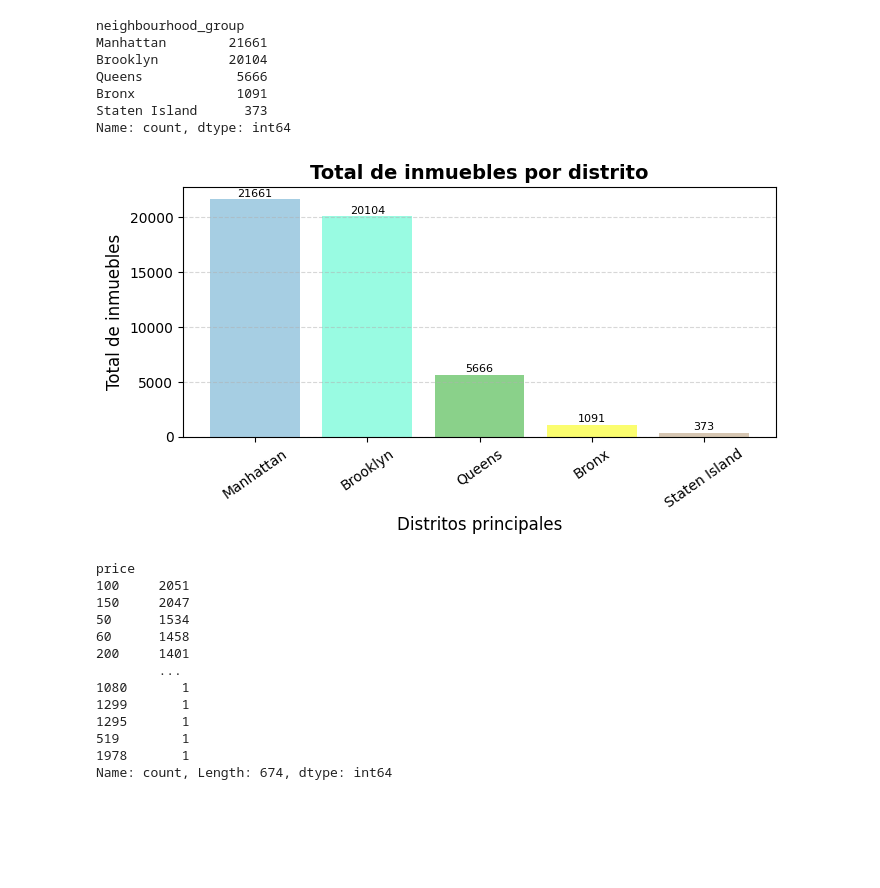
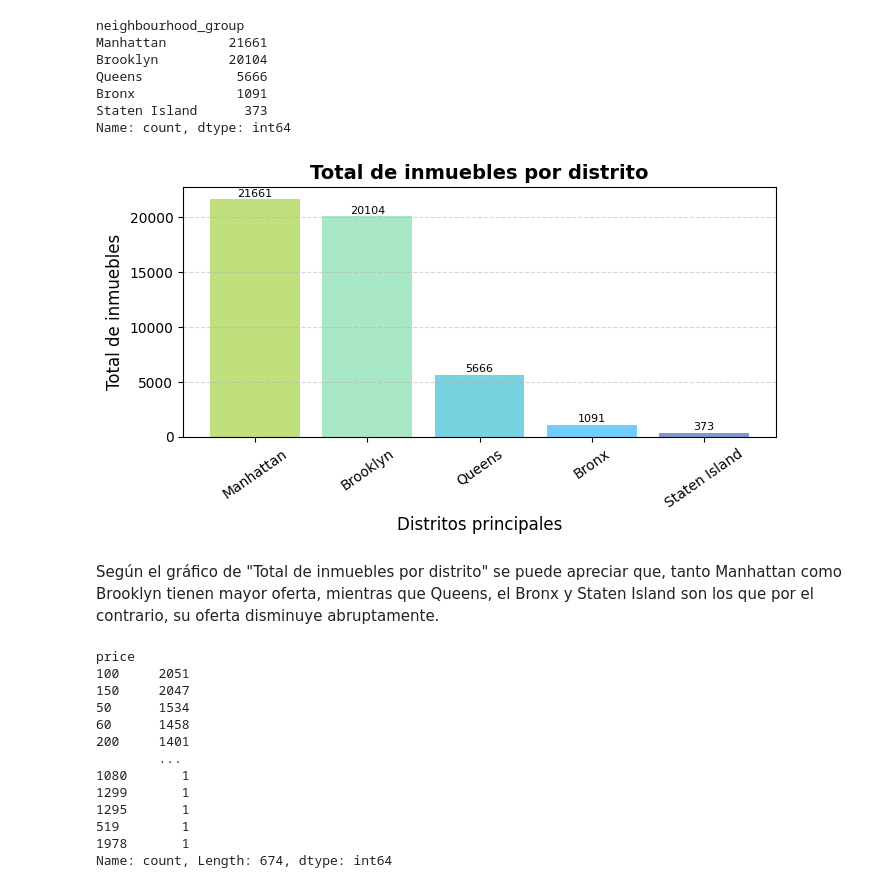
Before and after one commit to 4GeeksAcademy/Leonel_Ponce_machine-learning-python-template_NYC, a Jupyter notebook: src/explore.ipynb, the cells around one changed output. Drawn from its saved outputs; the diff is of its cells as text; code cells hidden in the pictures; blank space fills up the shorter version.

```diff
--- a/src/explore.ipynb
+++ b/src/explore.ipynb
@@ -94,23 +94,25 @@ Name: count, dtype: int64
 # %%
 # Gráfico del detalle de inmuebles por distrito en el DataFrame
 conteo = df["neighbourhood_group"].value_counts()
 
 # Personalizar gráfico
 plt.figure(figsize=(7, 4))
 bars = plt.bar(conteo.index, conteo.values, color=colors)
 for bar in bars:
     yval = bar.get_height()
     plt.text(bar.get_x() + bar.get_width()/2, yval + 50, int(yval), ha='center', va='bottom', fontsize=8)
-colors = ["#A6CEE3", "#99FBE2", "#8AD18A", "#FBFD6F", "#D6C6B2"][:len(conteo)]
+colors = ["#C0DF7D", "#A9E8C6", "#76D2DE", "#6FCEFD", "#7F97D3"][:len(conteo)]
 
-plt.title("Total de inmuebles por distrito", fontsize=14, fontweight='bold')
+plt.title("Total de inmuebles por distrito", fontsize=14, fontweight="bold")
 plt.xlabel("Distritos principales", fontsize=12)
 plt.ylabel("Total de inmuebles", fontsize=12)
 plt.xticks(rotation=35)
-plt.grid(axis='y', linestyle='--', alpha=0.5)
+plt.grid(axis="y", linestyle="--", alpha=0.5)
 plt.tight_layout()
 plt.show()
 # %% [output]
-[figure, old version]
+[figure, new version]
+# %% [markdown]
+Según el gráfico de "Total de inmuebles por distrito" se puede apreciar que, tanto Manhattan como Brooklyn tienen mayor oferta, mientras que Queens, el Bronx y Staten Island son los que por el contrario, su oferta disminuye abruptamente.
 # %%
 # Detalle del precio de cada inmueble en el DataFrame
```
Also changed, not shown: parts of 3 cells of this notebook.
